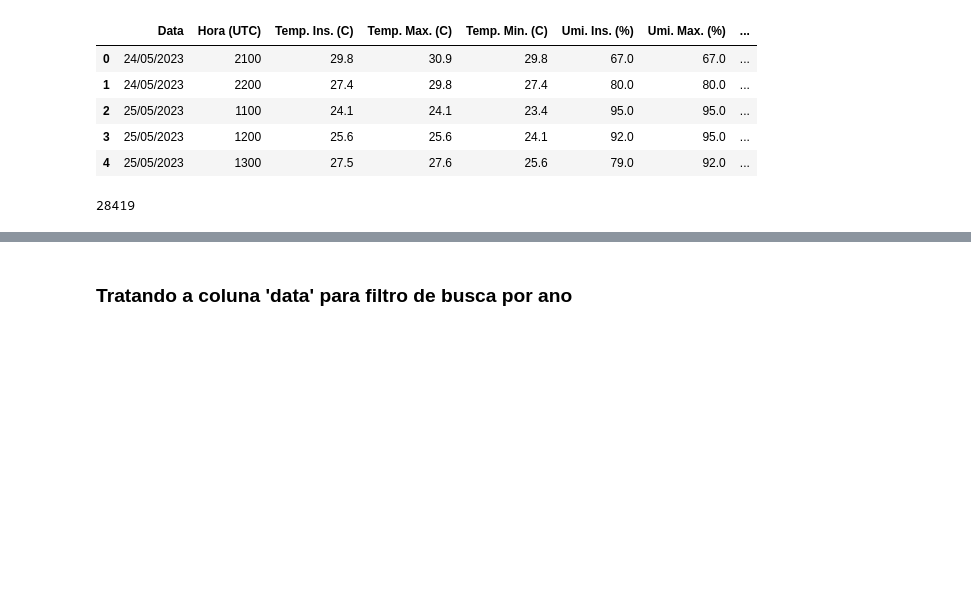
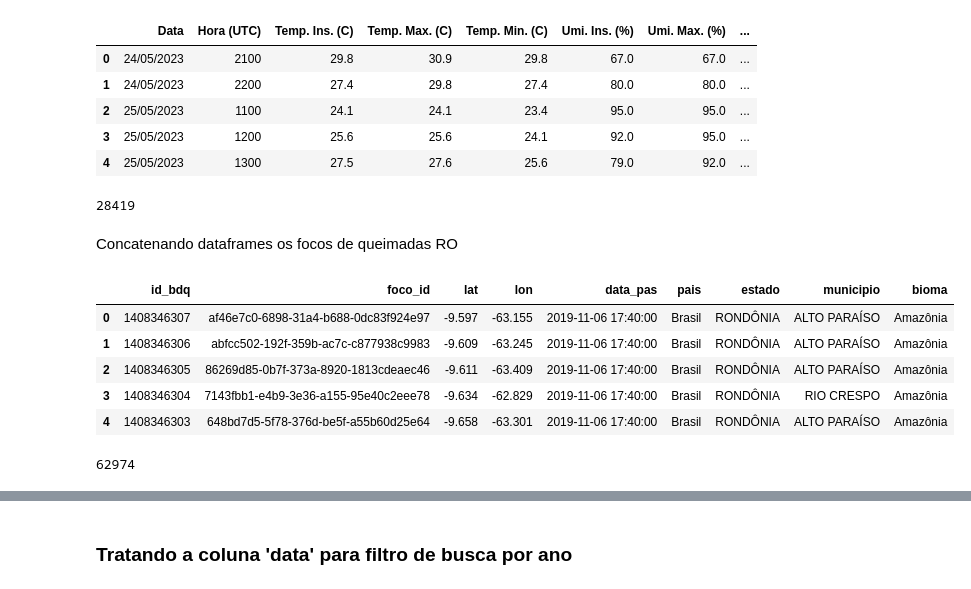
Before and after one commit to 6xAs/sentinela-ambiental, a Jupyter notebook: Notebooks/2_cleaning_transform.ipynb, the cells around one changed output, grey strips where cells are left out. Cells and saved outputs as stored; diff of their text form; code cells hidden in the pictures; blank space fills up the shorter version.

```diff
--- a/Notebooks/2_cleaning_transform.ipynb
+++ b/Notebooks/2_cleaning_transform.ipynb
@@ -168,3 +172,39 @@ df_dados_met_ro_2020_2024.head()
 print(df_dados_met_ro_2020_2024.shape[0])
 # %% [output]
 28419
+# %% [markdown]
+Concatenando dataframes os focos de queimadas RO
+# %%
+# Carregando os Df Focos de queimadas 2019 a 2024
+df_foc_queimadas_2019       = pd.read_csv('../data/processados/tratados/focos_tratados-df_foc_queimadas_2019_20250406.csv', sep=',', header=0)
+# Dataframe Foco de Queimadas ano  2020
+df_foc_queimadas_2020       = pd.read_csv('../data/processados/tratados/focos_tratados-df_foc_queimadas_2020_20250406.csv', sep=',', header=0)
+# Dataframe Foco de Queimadas ano  2021
+df_foc_queimadas_2021       = pd.read_csv('../data/processados/tratados/focos_tratados-df_foc_queimadas_2021_20250406.csv', sep=',', header=0)
+# Dataframe Foco de Queimadas ano  2022
+df_foc_queimadas_2022       = pd.read_csv('../data/processados/tratados/focos_tratados-df_foc_queimadas_2022_20250406.csv', sep=',', header=0)
+# Dataframe Foco de Queimadas ano  2023
+df_foc_queimadas_2023       = pd.read_csv('../data/processados/tratados/focos_tratados-df_foc_queimadas_2023_20250406.csv', sep=',', header=0)
+#  Dataframe Foco de Queimadas ano  2024
+df_foc_queimadas_2024       = pd.read_csv('../data/processados/tratados/focos_tratados-df_foc_queimadas_2024_20250406.csv', sep=',', header=0)
+
+# Concatenar todos os dataframes de focos de queimadas em um único dataframe
+df_foc_queimadas_ro_2019_2024 = pd.concat(
+    [df_foc_queimadas_2019, df_foc_queimadas_2020, df_foc_queimadas_2021,
+     df_foc_queimadas_2022, df_foc_queimadas_2023, df_foc_queimadas_2024],
+    ignore_index=True
+)
+
+# Exibir as primeiras linhas do dataframe combinado
+df_foc_queimadas_ro_2019_2024.head()
+# %% [output]
+|  | id_bdq | foco_id | lat | lon | data_pas | pais | estado | municipio | bioma |
+| 0 | 1408346307 | af46e7c0-6898-31a4-b688-0dc83f924e97 | -9.597 | -63.155 | 2019-11-06 17:40:00 | Brasil | RONDÔNIA | ALTO PARAÍSO | Amazônia |
+| 1 | 1408346306 | abfcc502-192f-359b-ac7c-c877938c9983 | -9.609 | -63.245 | 2019-11-06 17:40:00 | Brasil | RONDÔNIA | ALTO PARAÍSO | Amazônia |
+| 2 | 1408346305 | 86269d85-0b7f-373a-8920-1813cdeaec46 | -9.611 | -63.409 | 2019-11-06 17:40:00 | Brasil | RONDÔNIA | ALTO PARAÍSO | Amazônia |
+| 3 | 1408346304 | 7143fbb1-e4b9-3e36-a155-95e40c2eee78 | -9.634 | -62.829 | 2019-11-06 17:40:00 | Brasil | RONDÔNIA | RIO CRESPO | Amazônia |
+| 4 | 1408346303 | 648bd7d5-5f78-376d-be5f-a55b60d25e64 | -9.658 | -63.301 | 2019-11-06 17:40:00 | Brasil | RONDÔNIA | ALTO PARAÍSO | Amazônia |
+# %%
+df_foc_queimadas_ro_2019_2024.shape[0]
+# %% [output]
+62974
```
Also changed, not shown: parts of 9 cells of this notebook, 5 other files.
